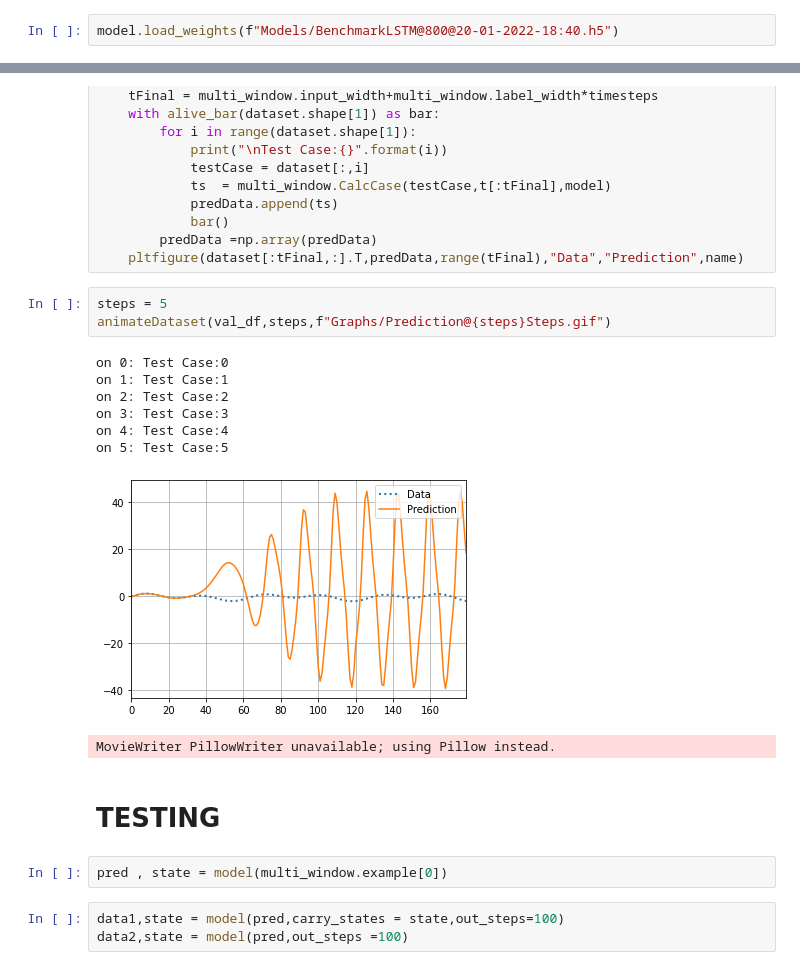
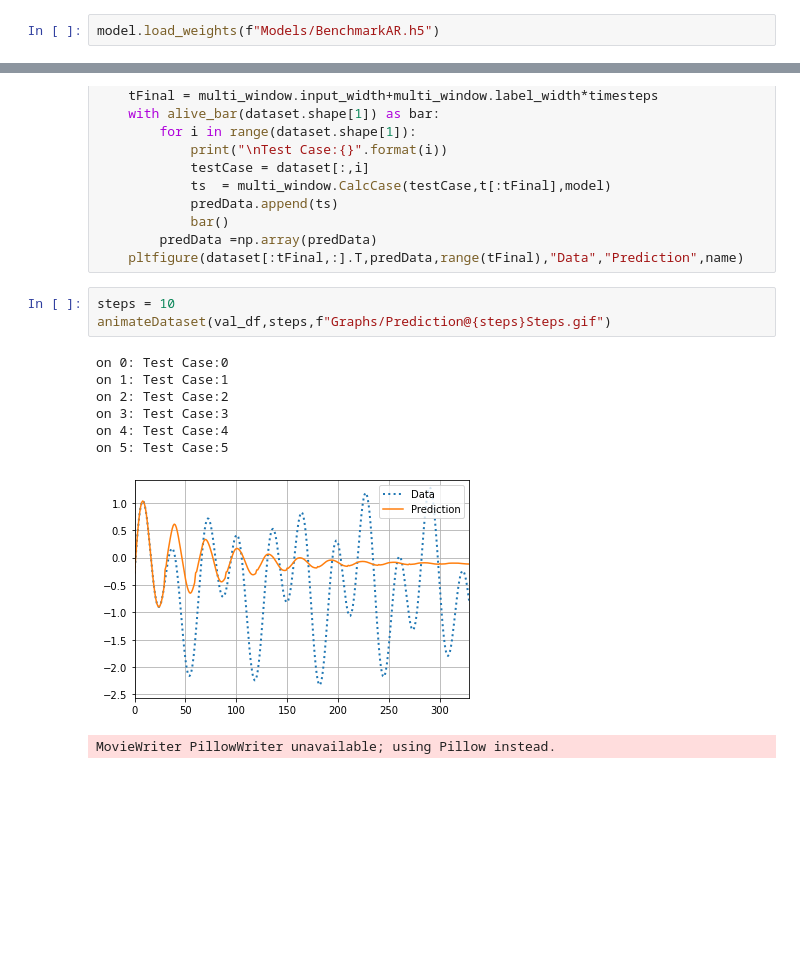
Before and after one commit to trifwn/OscillationLSTM, a Jupyter notebook: LSTMv2AR_vis.ipynb, the cells around one changed output, grey strips where cells are left out. Drawn from its saved outputs; the diff is of its cells as text; blank space fills up the shorter version.

```diff
--- a/LSTMv2AR_vis.ipynb
+++ b/LSTMv2AR_vis.ipynb
@@ -109,7 +112,7 @@ print(f"Models/{models[4]}")
 ['LSTM_AR100_Dropout@50@08-01-2022-21:43.h5', 'LSTM@500@09-01-2022-02:58.h5', 'LSTM@500@09-01-2022-02:58.h5AR@5009-01-2022-03:08.h5', 'feedbackWeights.h5', 'LSTM@500@09-01-2022-04:02.h5', 'LSTM@500@16 ...
 Models/LSTM@500@09-01-2022-04:02.h5
 # %%
-model.load_weights(f"Models/BenchmarkLSTM@800@20-01-2022-18:40.h5")
+model.load_weights(f"Models/BenchmarkAR.h5")
 # %% [markdown]
 # Plot Case
 # %%
@@ -152,21 +155,14 @@ def animateDataset(dataset,timesteps,name):
         predData =np.array(predData)
     pltfigure(dataset[:tFinal,:].T,predData,range(tFinal),"Data","Prediction",name)
 # %%
-steps = 5
+steps = 10
 animateDataset(val_df,steps,f"Graphs/Prediction@{steps}Steps.gif")
 # %% [output]
 on 0: Test Case:0
 on 1: Test Case:1
 on 2: Test Case:2
 on 3: Test Case:3
 on 4: Test Case:4
 on 5: Test Case:5
-[figure, old version]
+[figure, new version]
 MovieWriter PillowWriter unavailable; using Pillow instead.
-# %% [markdown]
-# TESTING
-# %%
-pred , state = model(multi_window.example[0])
-# %%
-data1,state = model(pred,carry_states = state,out_steps=100)
-data2,state = model(pred,out_steps =100)
```
Also changed, not shown: parts of 5 cells of this notebook, 1 other file.
